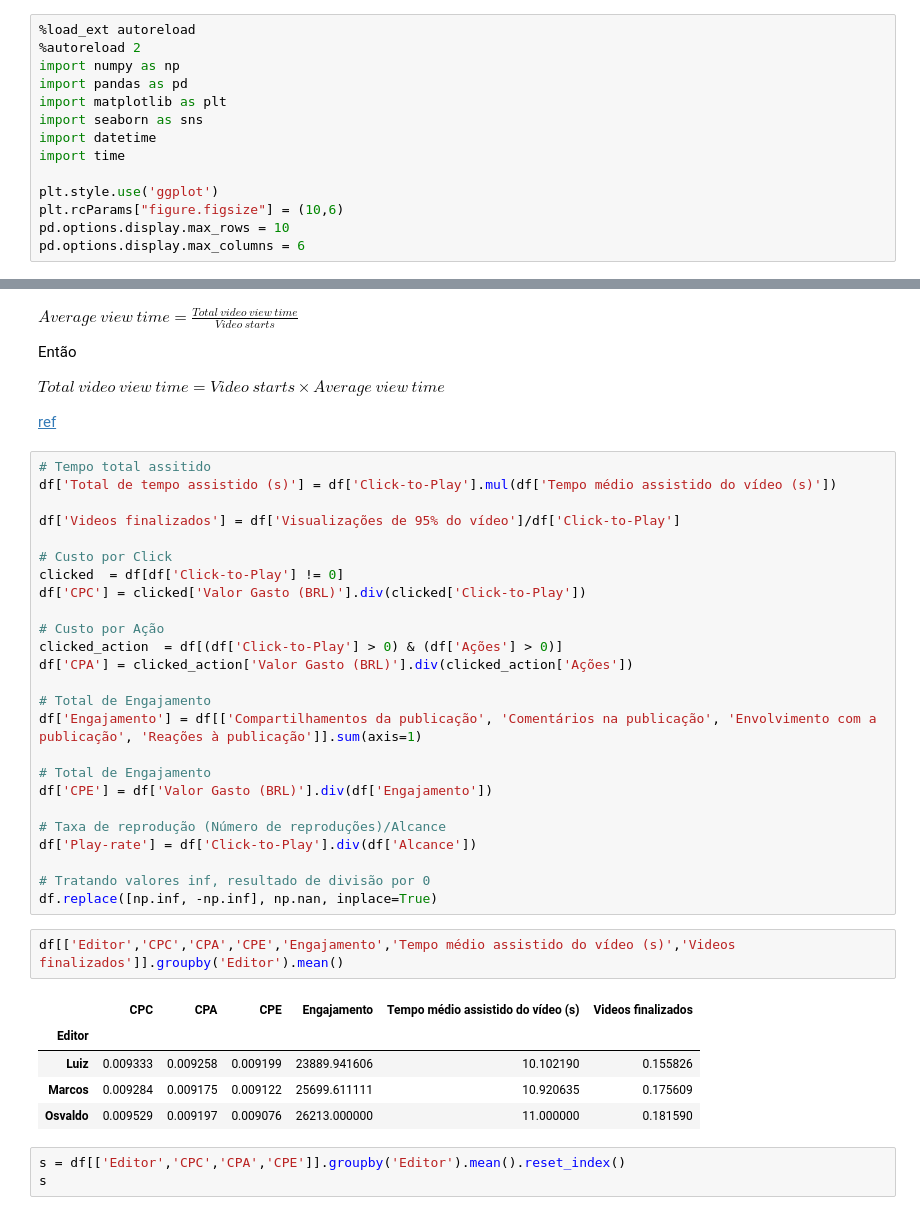
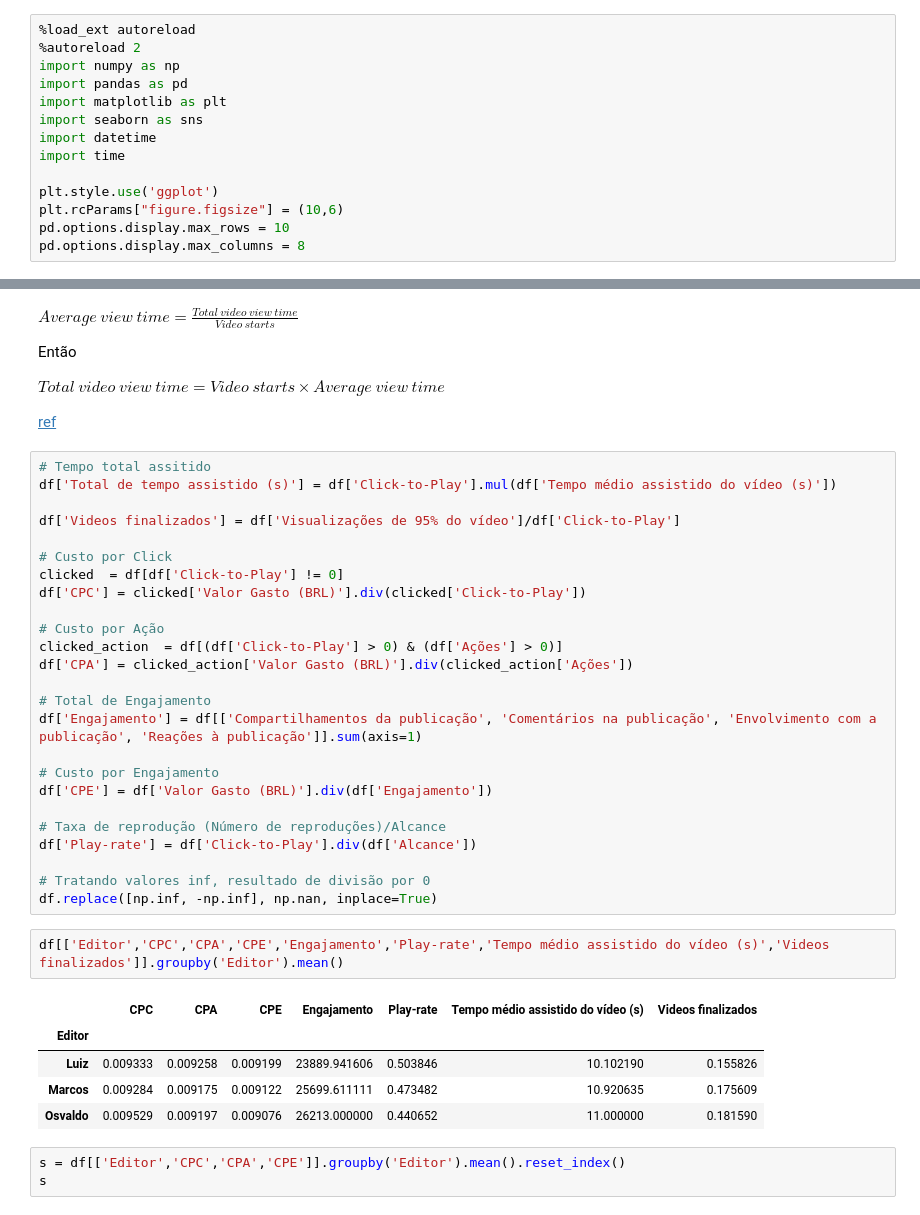
Before and after one commit to maikereis/ads, a Jupyter notebook: ads.ipynb, the cells around one changed output, grey strips where cells are left out. Drawn from its saved outputs; the diff is of its cells as text.

```diff
--- a/ads.ipynb
+++ b/ads.ipynb
@@ -11,7 +11,7 @@ import time
 plt.style.use('ggplot')
 plt.rcParams["figure.figsize"] = (10,6)
 pd.options.display.max_rows = 10
-pd.options.display.max_columns = 6
+pd.options.display.max_columns = 8
 # %% [output]
 The autoreload extension is already loaded. To reload it, use:
   %reload_ext autoreload
@@ -272,7 +272,7 @@ df['CPA'] = clicked_action['Valor Gasto (BRL)'].div(clicked_action['Ações'])
 # Total de Engajamento
 df['Engajamento'] = df[['Compartilhamentos da publicação', 'Comentários na publicação', 'Envolvimento com a publicação', 'Reações à publicação']].sum(axis=1)
 
-# Total de Engajamento
+# Custo por Engajamento
 df['CPE'] = df['Valor Gasto (BRL)'].div(df['Engajamento'])
 
 # Taxa de reprodução (Número de reproduções)/Alcance
@@ -281,13 +281,13 @@ df['Play-rate'] = df['Click-to-Play'].div(df['Alcance'])
 # Tratando valores inf, resultado de divisão por 0
 df.replace([np.inf, -np.inf], np.nan, inplace=True)
 # %%
-df[['Editor','CPC','CPA','CPE','Engajamento','Tempo médio assistido do vídeo (s)','Videos finalizados']].groupby('Editor').mean()
+df[['Editor','CPC','CPA','CPE','Engajamento','Play-rate','Tempo médio assistido do vídeo (s)','Videos finalizados']].groupby('Editor').mean()
 # %% [output]
-|  | CPC | CPA | CPE | Engajamento | Tempo médio assistido do vídeo (s) | Videos finalizados |
-| Editor |  |  |  |  |  |  |
-| Luiz | 0.009333 | 0.009258 | 0.009199 | 23889.941606 | 10.102190 | 0.155826 |
-| Marcos | 0.009284 | 0.009175 | 0.009122 | 25699.611111 | 10.920635 | 0.175609 |
-| Osvaldo | 0.009529 | 0.009197 | 0.009076 | 26213.000000 | 11.000000 | 0.181590 |
+|  | CPC | CPA | CPE | Engajamento | Play-rate | Tempo médio assistido do vídeo (s) | Videos finalizados |
+| Editor |  |  |  |  |  |  |  |
+| Luiz | 0.009333 | 0.009258 | 0.009199 | 23889.941606 | 0.503846 | 10.102190 | 0.155826 |
+| Marcos | 0.009284 | 0.009175 | 0.009122 | 25699.611111 | 0.473482 | 10.920635 | 0.175609 |
+| Osvaldo | 0.009529 | 0.009197 | 0.009076 | 26213.000000 | 0.440652 | 11.000000 | 0.181590 |
 # %%
 s = df[['Editor','CPC','CPA','CPE']].groupby('Editor').mean().reset_index()
 s
```
Also changed, not shown: parts of 4 cells of this notebook.
